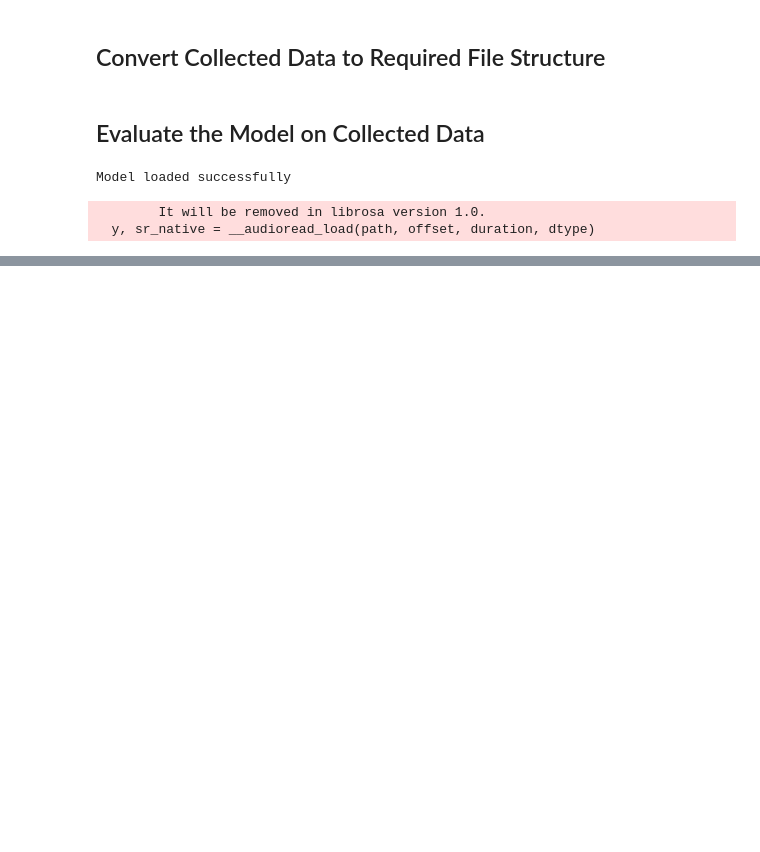
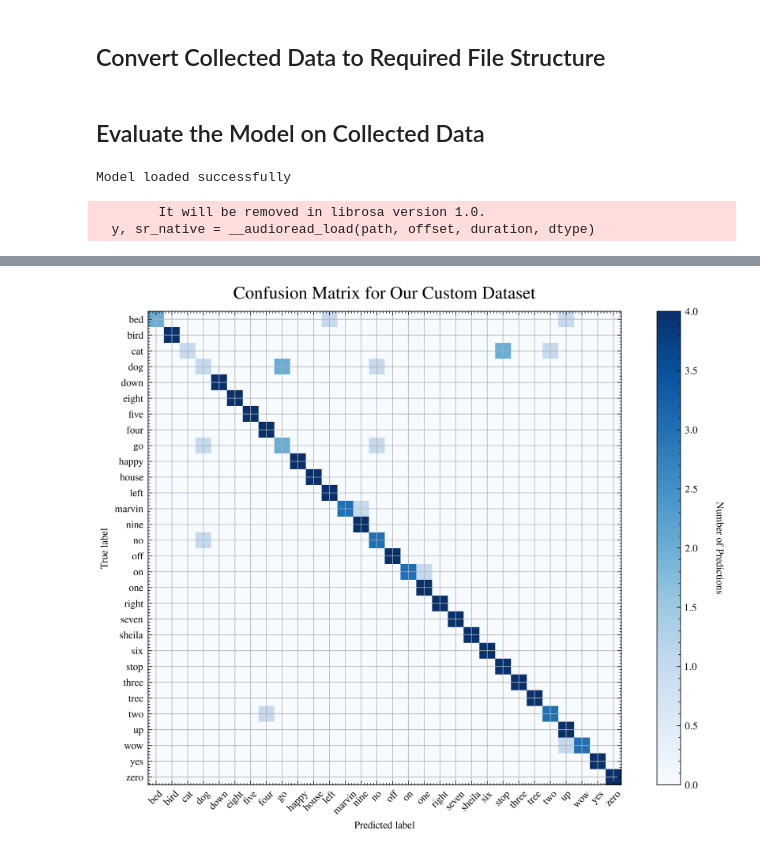
Before and after one commit to pavonism/intro-to-ml, a Jupyter notebook: scripts/EvaluateCustomDataset.ipynb, the cells around one changed output, grey strips where cells are left out. Saved outputs shown, nothing was run; the diff lists cells and outputs as text; code cells hidden in the pictures; blank space fills up the shorter version.

Commit message:
Add confusion matrix for custom dataset

```diff
--- a/scripts/EvaluateCustomDataset.ipynb
+++ b/scripts/EvaluateCustomDataset.ipynb
@@ -2,8 +2,13 @@
 import os
 import shutil
 from tqdm import tqdm
-from model_training.measures import summary
+from model_training.measures import summary, confusion_matrix
 from backend.intercom_classifier import WordAudioClassifier
+import scienceplots
+import matplotlib.pyplot as plt
+import numpy as np
+
+plt.style.use(['science', 'ieee'])
 # %% [markdown]
 ## Convert Collected Data to Required File Structure
 # %%
@@ -76,0 +84,21 @@ Weighted F1 Score: 0.7944444444444445
+# %%
+
+cm = confusion_matrix(y_true, y_pred)
+plt.figure(figsize=(8, 6))
+plt.imshow(cm, interpolation="nearest", cmap=plt.cm.Blues)
+plt.title("Confusion Matrix for Our Custom Dataset", pad=10, fontsize=14)
+cbar = plt.colorbar()
+cbar.set_label('Number of Predictions', rotation=270, labelpad=20)
+tick_marks = np.arange(len(CLASS_LABELS))
+plt.xticks(tick_marks, CLASS_LABELS, rotation=45)
+plt.yticks(tick_marks, CLASS_LABELS)
+plt.grid(True)
+
+plt.tight_layout()
+plt.ylabel("True label")
+plt.xlabel("Predicted label")
+
+plt.savefig('charts/custom_data_confusion_matrix.png')
+plt.show()
+# %% [output]
+[figure, added]
```
Also changed, not shown: parts of 1 cell of this notebook, 1 other file.
